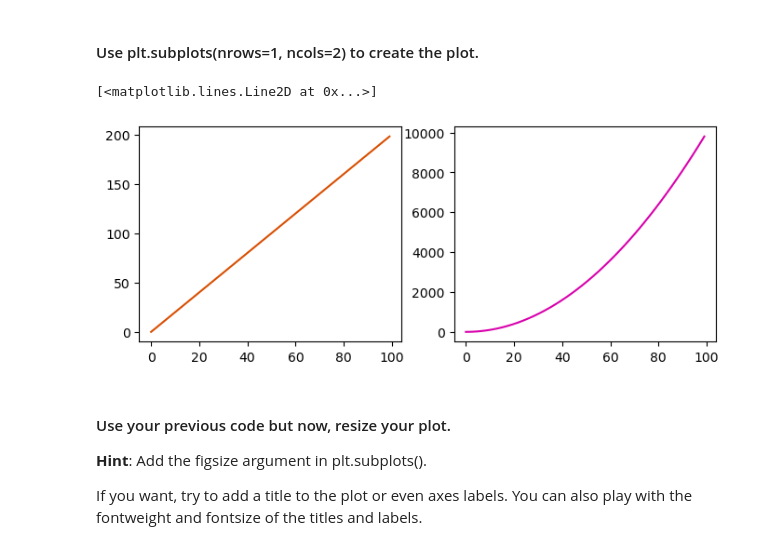
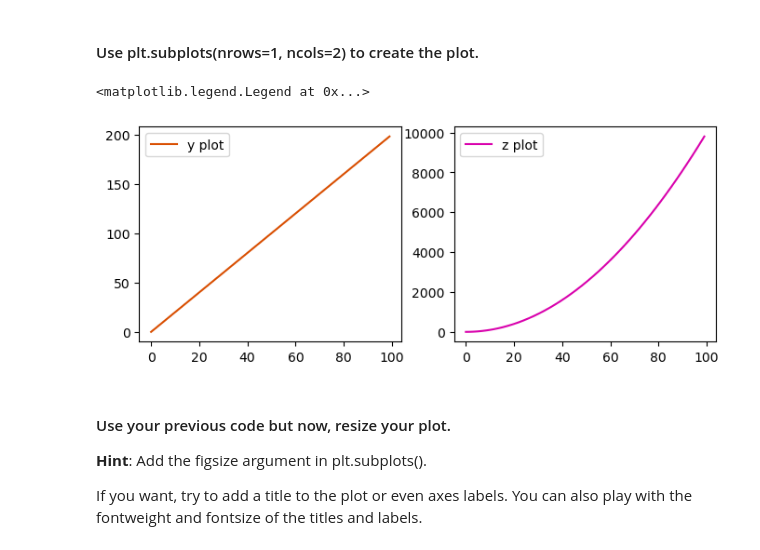
Before and after one commit to gmilman/Lab_exercises, a Jupyter notebook: module_2/Lab_1_Matplotlib-and-Seaborn/main.ipynb, the cells around one changed output. Cells and saved outputs as stored; diff of their text form; code cells hidden in the pictures.

```diff
--- a/module_2/Lab_1_Matplotlib-and-Seaborn/main.ipynb
+++ b/module_2/Lab_1_Matplotlib-and-Seaborn/main.ipynb
@@ -47,11 +47,13 @@ plt.legend()
 # %%
 # Method 2
 fig2, axes=plt.subplots(nrows=1, ncols=2, figsize = (8,3))
 axes[0].plot(x,y, color='#d94f02',label='y plot')
 axes[1].plot(x,z, color='#d902ad', label='z plot')
+axes[0].legend()
+axes[1].legend()
 # %% [output]
-[<matplotlib.lines.Line2D at 0x...>]
+<matplotlib.legend.Legend at 0x...>
-[figure, old version]
+[figure, new version]
 # %% [markdown]
 #### Use your previous code but now, resize your plot.
 **Hint**: Add the figsize argument in plt.subplots().
```
Also changed, not shown: parts of 44 cells of this notebook, 14 other files.
